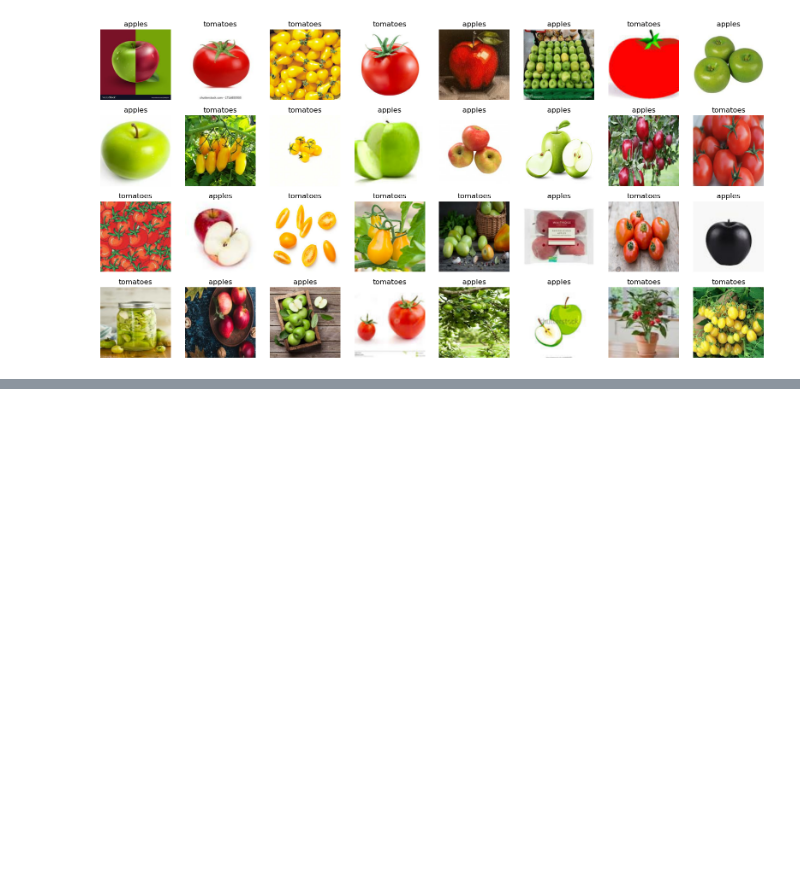
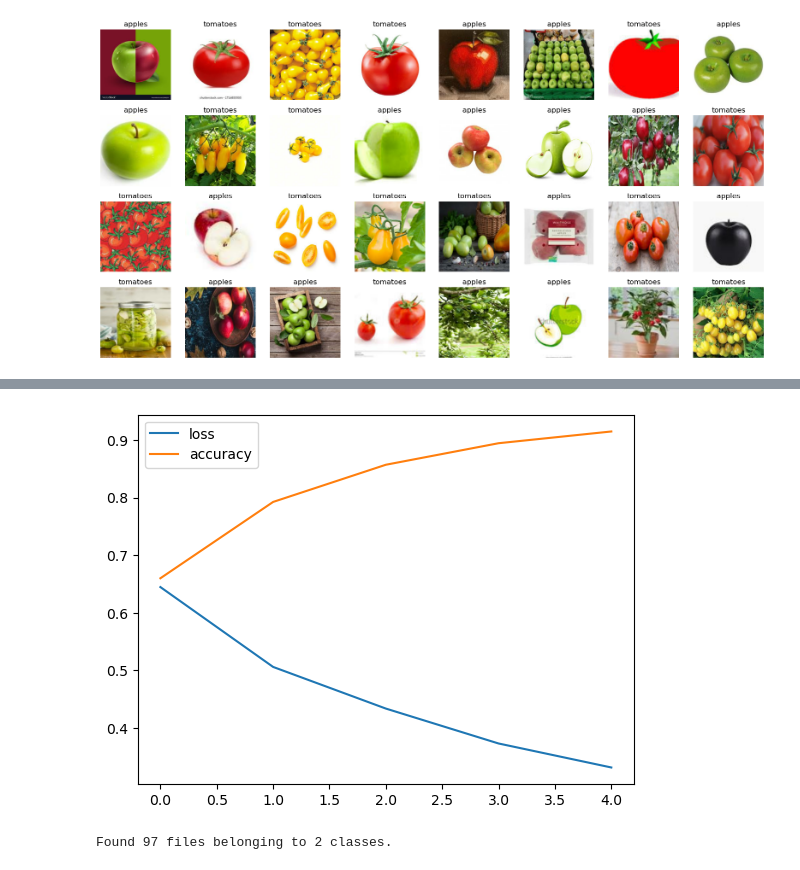
Before and after one commit to poolGolez/project-roosevelt, a Jupyter notebook: apples-or-tomatoes.ipynb, the cells around one changed output, grey strips where cells are left out. Drawn from its saved outputs; the diff is of its cells as text; code cells hidden in the pictures; blank space fills up the shorter version.

Commit message:
Efficient Net Transfer Learning Model

```diff
--- a/apples-or-tomatoes.ipynb
+++ b/apples-or-tomatoes.ipynb
@@ -2,11 +2,15 @@
 import numpy as np
 import pandas as pd
 import matplotlib.pyplot as plt
+
 import tensorflow as tf
 from tensorflow.keras.utils import image_dataset_from_directory
+from tensorflow.keras.applications.efficientnet import EfficientNetB0
 
 RANDOM_SEED = 144
+IMG_SHAPE = (256, 256)
 INPUT_DIR = '/kaggle/input/apples-or-tomatoes-image-classification/train'
+TEST_DIR = '/kaggle/input/apples-or-tomatoes-image-classification/test'
 # %%
 train_data = image_dataset_from_directory(INPUT_DIR, seed=RANDOM_SEED)
 # %% [output]
@@ -31,0 +36,3 @@ for (index, data) in enumerate(zip(batch[0], batch[1])):
+# %%
+efficientNet = EfficientNetB0(include_top=False)
+efficientNet.trainable = False
@@ -31,0 +42,24 @@ for (index, data) in enumerate(zip(batch[0], batch[1])):
+# %%
+def create_model(base_model):
+    input_layer = tf.keras.Input(shape=IMG_SHAPE + (3,))
+
+    model = base_model(input_layer)
+    model = tf.keras.layers.GlobalAveragePooling2D()(model)
+    model = tf.keras.layers.Dense(1, activation='sigmoid')(model)
+    return tf.keras.Model(input_layer, model)
+
+model1 = create_model(efficientNet)
+# %%
+def train_model(model):
+    model.compile(
+        loss=tf.keras.losses.BinaryCrossentropy(),
+        optimizer=tf.keras.optimizers.Adam(),
+        metrics=['accuracy']
+    )
+
+    history = model.fit(train_data,
+                        epochs=5,
+                        steps_per_epoch=len(train_data))
+    return history
+
+model1_history = train_model(model1)
@@ -31,0 +78,11 @@ for (index, data) in enumerate(zip(batch[0], batch[1])):
+# %%
+def plot_history(history):
+    pd.DataFrame(history.history).plot()
+
+plot_history(model1_history)
+# %% [output]
+[figure, added]
+# %%
+test_data = image_dataset_from_directory(TEST_DIR, seed=RANDOM_SEED)
+# %% [output]
+Found 97 files belonging to 2 classes.
```
Also changed, not shown: parts of 5 cells of this notebook.
